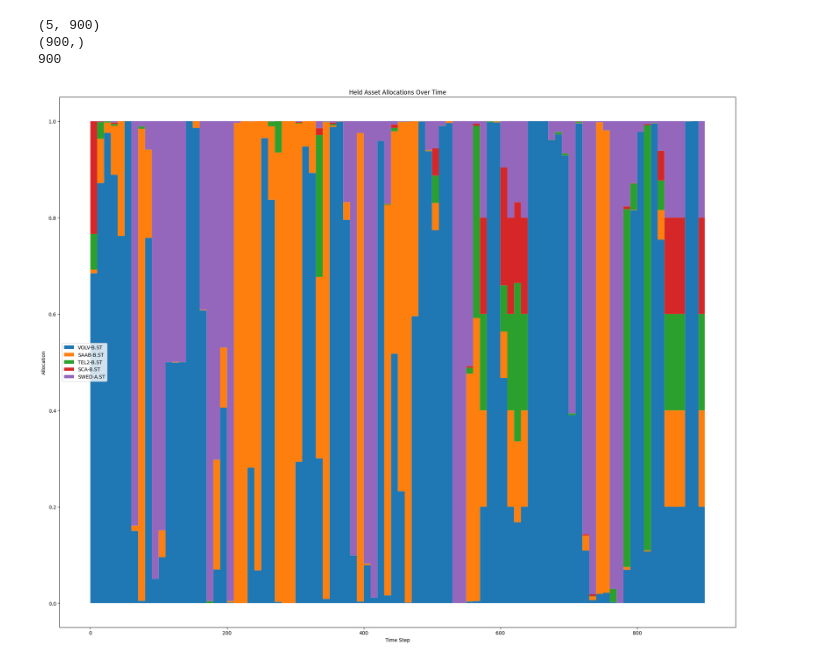
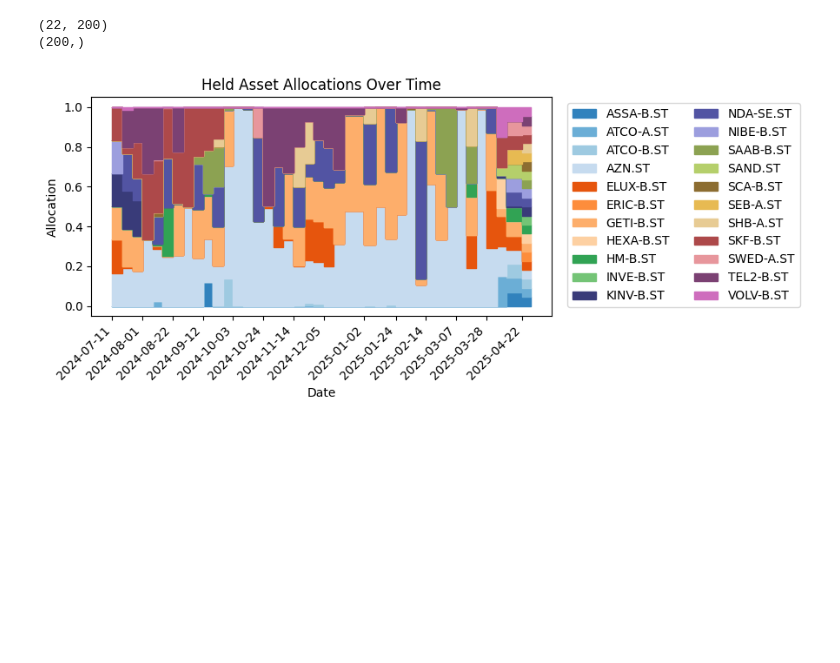
Before and after one commit to peogradin/Project-AMLNN, a Jupyter notebook: test_model_parameters.ipynb, the cells around one changed output. Drawn from its saved outputs; the diff is of its cells as text; code cells hidden in the pictures; blank space fills up the shorter version.

Commit message:
best run alloc

```diff
--- a/test_model_parameters.ipynb
+++ b/test_model_parameters.ipynb
@@ -28,20 +28,21 @@ chosen_ticker = "KINV-B.ST"
 
 window_step_length = 6
 window_size = 50
-num_test_points = 900
+num_test_points = 200
 
-horizon = 10 #3 is good
+horizon = 5 #3 is good
 target_idx = 0
 # %%
 from data.data_preprocessing import retrive_and_extract_relevant_data_values, generate_loaders_and_benchmark
 from single_asset_models.CrossAttentionGRUV1 import CrossAttentionGRUV1
+from single_asset_models.CrossAttentionLSTMV1 import CrossAttentionLSTMV1
 from train.train_functions import plot_training
 import deeplay as dl
 
 from model_inference.inference_functions import generate_weights_from_predictions
-tickers = ['VOLV-B.ST', 'SAAB-B.ST', 'TEL2-B.ST', 'SCA-B.ST', 'SWED-A.ST']
+tickers = ['VOLV-B.ST', 'KINV-B.ST', 'TEL2-B.ST', 'SCA-B.ST', 'SWED-A.ST']
 all_weights = []
-#tickers = all_tickers
+tickers = all_tickers
 #tickers = ['TEL2-B.ST']
 epochs = 20
 for ticker in tickers:
@@ -55,9 +56,9 @@ for ticker in tickers:
                                                                      target_idx=target_idx,
                                                                      minimal_plotting=False
                                                                      )
-    cross_attn_gru_v1 = CrossAttentionGRUV1(in_dim=n_features, hidden_dim=200, num_hidden_layers=7, out_dim=1, dropout=0.1, num_heads=40)
+    cross_attn_lstm_v1 = CrossAttentionLSTMV1(in_dim=n_features, hidden_dim=64, num_hidden_layers=5, out_dim=1, dropout=0.1, num_heads=16)
     #trained_chosen_model_path = train_model(chosen_model, epochs=epochs, optimizer=, train_loader=train_loader, val_loader=val_loader, benchmark=benchmark)
-    chosen_model = cross_attn_gru_v1
+    chosen_model = cross_attn_lstm_v1
     chosen_model_reg = dl.Regressor(chosen_model, optimizer=dl.Adam(lr=0.001)).create()
 
     trainer = dl.Trainer(max_epochs=epochs, accelerator="auto")
@@ -135,45 +136,90 @@ import matplotlib.pyplot as plt
 trading_cost = 0.005
 
 from allocation_functions.allocation_functions import allocate_from_weights, plot_allocations
+
+test_indices = df.index[-num_test_points*22::22]
+test_indices = test_indices[:int(horizon*np.floor(num_test_points/horizon))]
 
 alloc = allocate_from_weights(all_weights, horizon=horizon, num_of_test_points=num_test_points)
 print(alloc.shape)
 alloc_diff = np.diff(alloc, axis=1)
 alloc_diff = np.concatenate([alloc_diff, np.zeros((len(tickers),1))], axis=1)
 alloc_diff = 0.5* np.sum(np.abs(alloc_diff), axis=0)
 print(alloc_diff.shape)
 
-def plot_allocations(alloc, tickers):
+def plot_allocations(alloc, tickers, dates):
     n_assets, total_steps = alloc.shape
     print(total_steps)
 
 
 
     # Time axis
     t = np.arange(total_steps)
 
     # Compute cumulative allocations for stacking
     cumsum = np.cumsum(alloc, axis=0)
 
     plt.figure(figsize=(20,16))
     # Plot filled areas for each asset
     for i in range(n_assets):
         bottom = cumsum[i-1] if i > 0 else np.zeros_like(t)
         top = cumsum[i]
         plt.fill_between(t, bottom, top, step='post', label=tickers[i])
 
     plt.xlabel('Time Step')
     plt.ylabel('Allocation')
     plt.title('Held Asset Allocations Over Time')
     plt.legend()
+
     plt.tight_layout()
     plt.show()
-plot_allocations(alloc, tickers)
+#plot_allocations(alloc, tickers, test_indices)
+
+def plot_allocations(alloc, tickers, dates):
+    n_assets, T = alloc.shape
+    # Stack allocations
+    cumsum = np.cumsum(alloc, axis=0)
+    base_cmap = plt.get_cmap('tab20c')
+    extra_cmap = plt.get_cmap('tab20b')
+    colors = []
+    for i in range(n_assets):
+        if i < 10:
+            colors.append(base_cmap(i))  # tab20 has 20 distinct
+        else:
+            # pick from hsv evenly for any extras
+            colors.append(extra_cmap((i-10) / max(1, n_assets-10)))
+
+    #cmap = plt.get_cmap('tab20', n_assets)
+    #colors = [cmap(i) for i in range(n_assets)]
+
+    plt.figure(figsize=(9,4))
+    for i, ticker in enumerate(tickers):
+        bottom = cumsum[i-1] if i>0 else np.zeros(T)
+        top    = cumsum[i]
+        # use dates on the x-axis
+        plt.fill_between(dates, bottom, top, step='post', label=ticker, color=colors[i])
+
+    # now the ticks are the dates themselves
+    plt.xticks(
+        dates[::15],
+        #[d.strftime('%Y-%m-%d') for d in dates],
+        rotation=45, ha='right'
+    )
+
+    plt.xlabel('Date')
+    plt.ylabel('Allocation')
+    plt.title('Held Asset Allocations Over Time')
+    plt.legend(ncol=2, bbox_to_anchor=(1.02,1), loc='upper left')
+    plt.tight_layout()
+    plt.show()
+
+# call with your alloc, tickers and test_indices as dates:
+plot_allocations(alloc, tickers, test_indices)
+#np.save('best_allocations.npy',alloc)
 # %% [output]
-(5, 900)
-(900,)
-900
+(22, 200)
+(200,)
-[figure, old version]
+[figure, new version]
 # %%
 from allocation_functions.allocation_functions import calculate_asset_returns, calculate_portfolio_returns, calculate_cumulative_portfolio_returns, retrieve_test_closing_price
 import matplotlib.pyplot as plt
```
Also changed, not shown: parts of 4 cells of this notebook, 26 other files.
